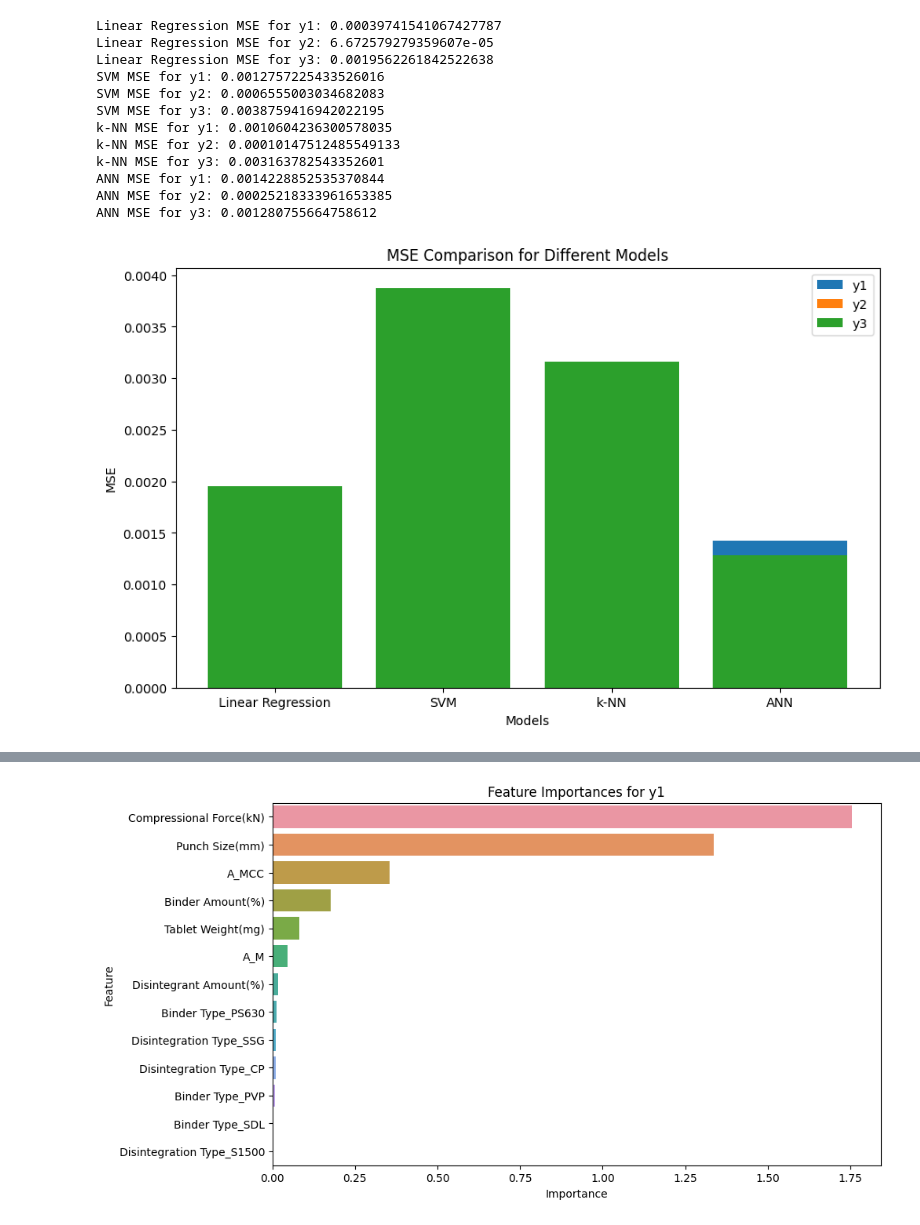
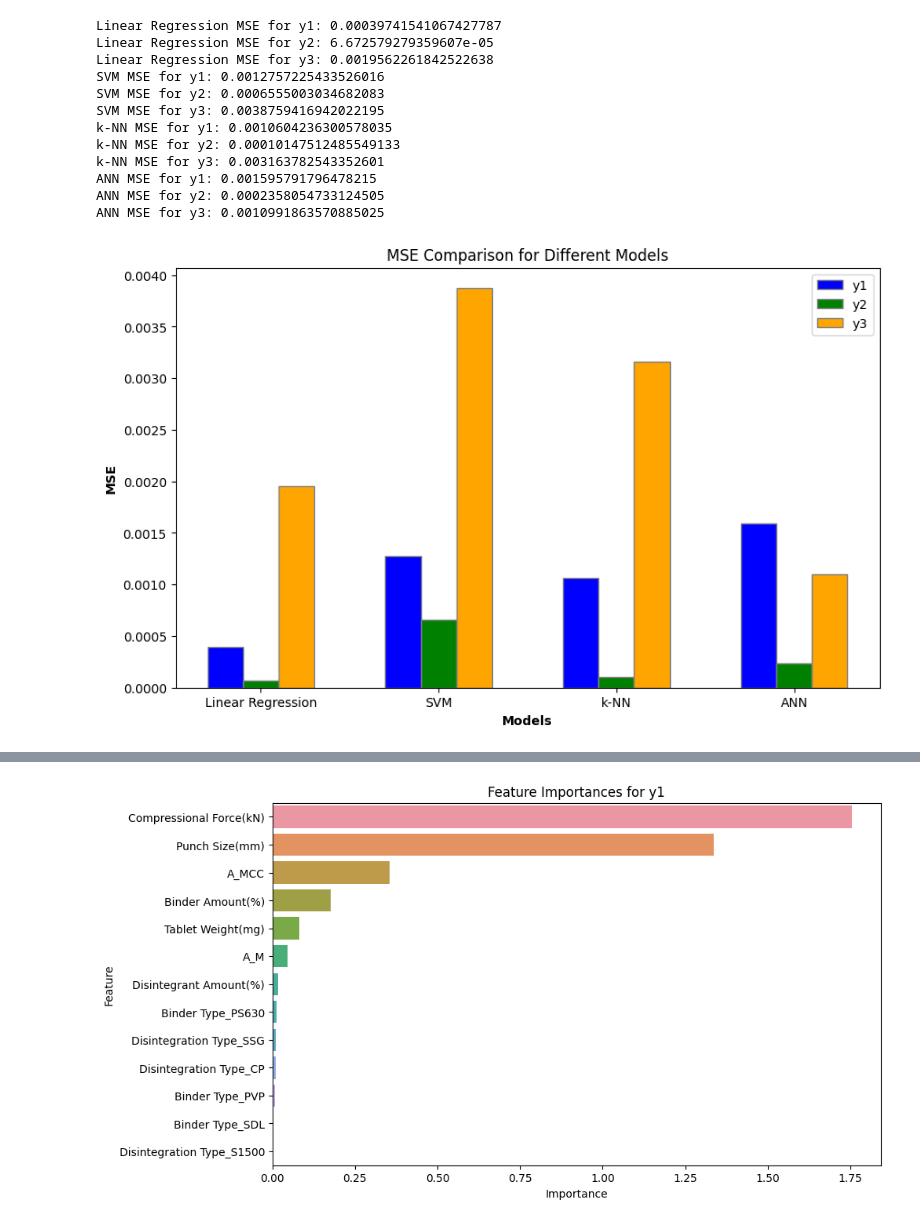
Before and after one commit to Swayamprakashpatel/IR_Tablet, a Jupyter notebook: IR_Tablet.ipynb, the cells around one changed output, grey strips where cells are left out. Drawn from its saved outputs; the diff is of its cells as text; code cells hidden in the pictures.

```diff
--- a/IR_Tablet.ipynb
+++ b/IR_Tablet.ipynb
@@ -108,12 +108,12 @@ knn_mse_y3 = mean_squared_error(y3_test, y3_pred_knn)
 # Artificial Neural Network (ANN) for y1
 filepath_y1 = '/content/drive/My Drive/y1.hdf5'
 checkpoint = [tf.keras.callbacks.ModelCheckpoint(filepath_y1, monitor='val_root_mean_squared_error', mode='min', save_best_only=True, Save_weights_only = False, verbose = 1),
-              tf.keras.callbacks.EarlyStopping(monitor='val_root_mean_squared_error', patience=2, verbose =1)]
+              tf.keras.callbacks.EarlyStopping(monitor='val_root_mean_squared_error', patience=369, verbose =1)]
 
 ann_y1 = tf.keras.Sequential([
-                             tf.keras.layers.Dense(75, activation='relu', input_shape=(13,)),
-                             #tf.keras.layers.Dense(111, activation='relu'),
-                             #tf.keras.layers.Dense(1762, activation='relu'),
+                             tf.keras.layers.Dense(369, activation='relu', input_shape=(13,)),
+                             tf.keras.layers.Dense(369, activation='relu'),
+                             tf.keras.layers.Dense(369, activation='relu'),
                              tf.keras.layers.Dense(1, activation ='relu')])
 
 ann_y1.compile(optimizer=tf.keras.optimizers.SGD(learning_rate = 0.1), loss=tf.keras.losses.MeanSquaredError(), metrics=[tf.keras.metrics.RootMeanSquaredError()])
@@ -123,12 +123,12 @@ y1_pred_ann = ann_y1.predict(X_test)
 # Artificial Neural Network (ANN) for y2
 filepath_y2 = '/content/drive/My Drive/y2.hdf5'
 checkpoint = [tf.keras.callbacks.ModelCheckpoint(filepath_y2, monitor='val_root_mean_squared_error', mode='min', save_best_only=True, Save_weights_only = False, verbose = 1),
-              tf.keras.callbacks.EarlyStopping(monitor='val_root_mean_squared_error', patience=2, verbose =1)]
+              tf.keras.callbacks.EarlyStopping(monitor='val_root_mean_squared_error', patience=369, verbose =1)]
 
 ann_y2 = tf.keras.Sequential([
-                             tf.keras.layers.Dense(5, activation='relu', input_shape=(13,)),
-                             #tf.keras.layers.Dense(515, activation='relu'),
-                             #tf.keras.layers.Dense(1762, activation='relu'),
+                             tf.keras.layers.Dense(369, activation='relu', input_shape=(13,)),
+                             tf.keras.layers.Dense(369, activation='relu'),
+                             tf.keras.layers.Dense(369, activation='relu'),
                              tf.keras.layers.Dense(1, activation ='relu')])
 
 ann_y2.compile(optimizer=tf.keras.optimizers.SGD(learning_rate = 0.1), loss=tf.keras.losses.MeanSquaredError(), metrics=[tf.keras.metrics.RootMeanSquaredError()])
@@ -138,7 +138,7 @@ y2_pred_ann = ann_y2.predict(X_test)
 # Artificial Neural Network (ANN) for y3
 filepath_y3 = '/content/drive/My Drive/y3.hdf5'
 checkpoint = [tf.keras.callbacks.ModelCheckpoint(filepath_y3, monitor='val_root_mean_squared_error', mode='min', save_best_only=True, Save_weights_only = False, verbose = 1),
-              tf.keras.callbacks.EarlyStopping(monitor='val_root_mean_squared_error', patience=350, verbose =1)]
+              tf.keras.callbacks.EarlyStopping(monitor='val_root_mean_squared_error', patience=369, verbose =1)]
 
 ann_y3 = tf.keras.Sequential([
                              tf.keras.layers.Dense(369, activation='relu', input_shape=(13,)),
@@ -247,15 +285,42 @@ mse_values_y1 = [linear_mse_y1, svm_mse_y1, knn_mse_y1, ann_mse_y1]
 mse_values_y2 = [linear_mse_y2, svm_mse_y2, knn_mse_y2, ann_mse_y2]
 mse_values_y3 = [linear_mse_y3, svm_mse_y3, knn_mse_y3, ann_mse_y3]
 
+# Set width of bar
+bar_width = 0.2
+
+# Set position of bar on X axis
+r1 = np.arange(len(models))
+r2 = [x + bar_width for x in r1]
+r3 = [x + bar_width for x in r2]
+
+# Create grouped bar plot for MSE values for each model for y1, y2, and y3
 plt.figure(figsize=(10, 6))
-plt.bar(models, mse_values_y1, label='y1')
-plt.bar(models, mse_values_y2, label='y2')
-plt.bar(models, mse_values_y3, label='y3')
-plt.xlabel('Models')
-plt.ylabel('MSE')
+plt.bar(r1, mse_values_y1, color='b', width=bar_width, edgecolor='grey', label='y1')
+plt.bar(r2, mse_values_y2, color='g', width=bar_width, edgecolor='grey', label='y2')
+plt.bar(r3, mse_values_y3, color='orange', width=bar_width, edgecolor='grey', label='y3')
+
+# Add xticks on the middle of the group bars
+plt.xlabel('Models', fontweight='bold')
+plt.xticks([r + bar_width for r in range(len(models))], models)
+
+# Add ylabel
+plt.ylabel('MSE', fontweight='bold')
+
+# Add title
 plt.title('MSE Comparison for Different Models')
 plt.legend()
 plt.show()
+
+
+#plt.figure(figsize=(10, 6))
+#plt.bar(models, mse_values_y1, label='y1')
+#plt.bar(models, mse_values_y2, label='y2')
+#plt.bar(models, mse_values_y3, label='y3')
+#plt.xlabel('Models')
+#plt.ylabel('MSE')
+#plt.title('MSE Comparison for Different Models')
+#plt.legend()
+#plt.show()
 
 # Create a scatter plot to compare predicted and actual values for y1
 plt.figure(figsize=(8, 6))
@@ -302,34 +367,34 @@ plt.show()
 # Create a scatter plot to compare predicted and actual values for y3
 plt.figure(figsize=(8, 6))
 plt.scatter(y3_test, y3_pred_linear, label='Linear Regression')
 plt.scatter(y3_test, y3_pred_svm, label='SVM')
 plt.scatter(y3_test, y3_pred_knn, label='k-NN')
 plt.scatter(y3_test, y3_pred_ann, label='ANN')
 plt.xlabel('Actual y3')
 plt.ylabel('Predicted y3')
 plt.title('Comparison of Actual and Predicted y3')
 plt.legend()
 plt.show()
 
 # Create a histogram of residuals for y3
 residuals_y3 = y3_test - y3_pred_linear
 plt.figure(figsize=(8, 6))
 sns.histplot(residuals_y3, kde=True)
 plt.xlabel('Residuals')
 plt.ylabel('Count')
 plt.title('Histogram of Residuals for y3 (Linear Regression)')
 plt.show()
 # %% [output]
 Linear Regression MSE for y1: 0.00039741541067427787
 Linear Regression MSE for y2: 6.672579279359607e-05
 Linear Regression MSE for y3: 0.0019562261842522638
 SVM MSE for y1: 0.0012757225433526016
 SVM MSE for y2: 0.0006555003034682083
 SVM MSE for y3: 0.0038759416942022195
 k-NN MSE for y1: 0.0010604236300578035
 k-NN MSE for y2: 0.00010147512485549133
 k-NN MSE for y3: 0.003163782543352601
-ANN MSE for y1: 0.0014228852535370844
-ANN MSE for y2: 0.00025218333961653385
-ANN MSE for y3: 0.001280755664758612
+ANN MSE for y1: 0.001595791796478215
+ANN MSE for y2: 0.0002358054733124505
+ANN MSE for y3: 0.0010991863570885025
-[figure, old version]
+[figure, new version]
```
Also changed, not shown: parts of 7 cells of this notebook.
